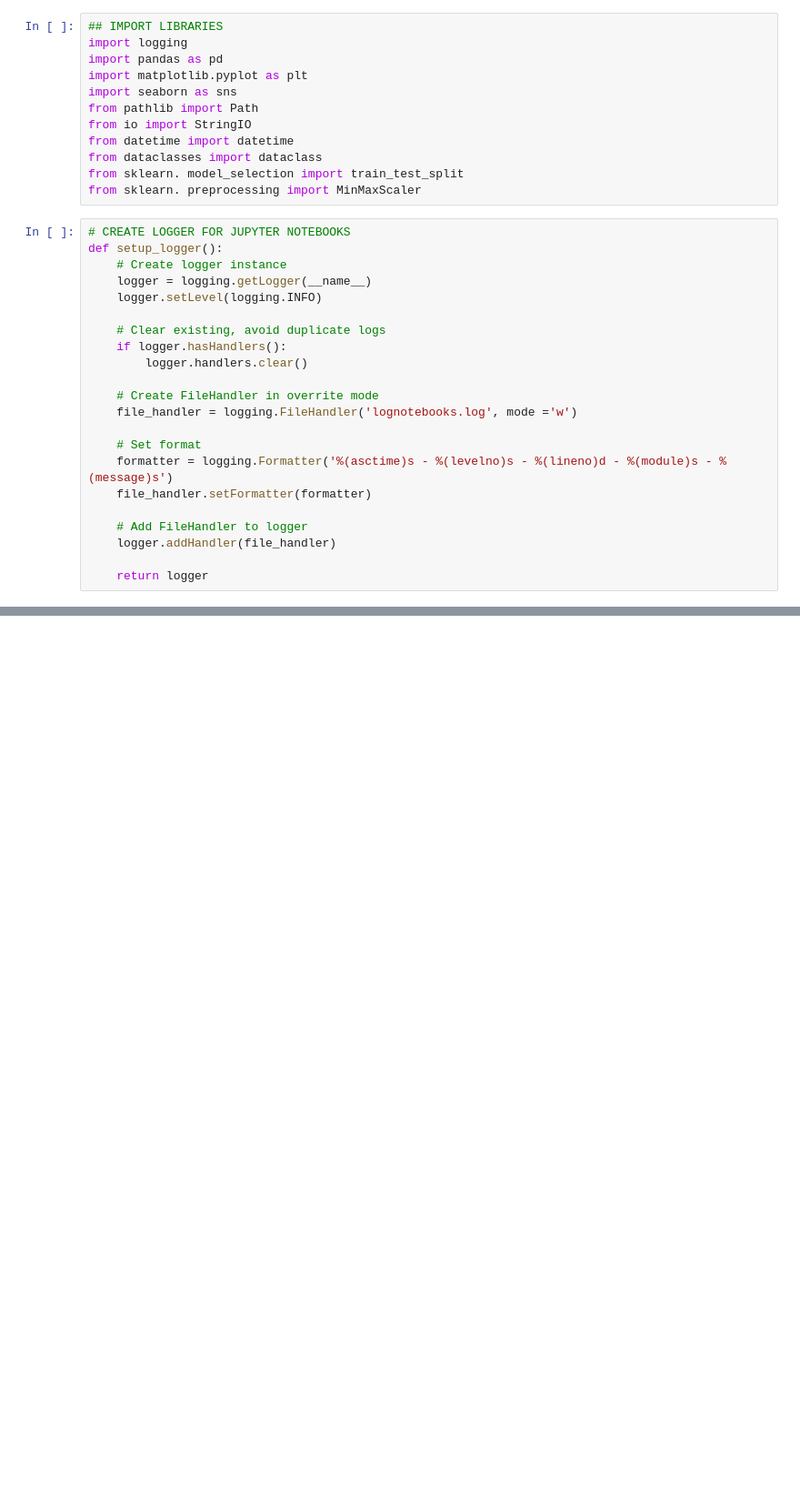
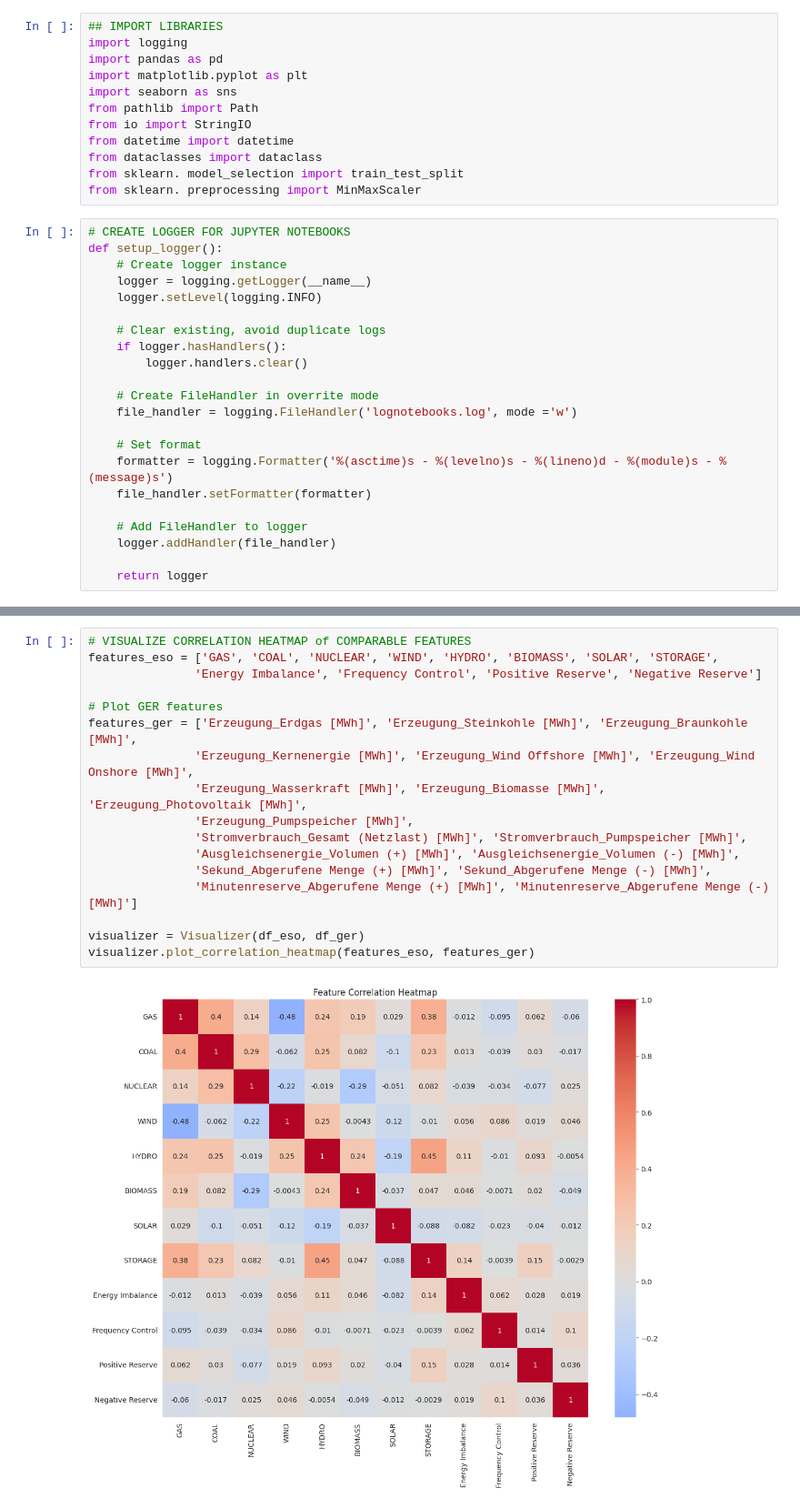
Before and after one commit to mariusrauen/rh-fnnp, a Jupyter notebook: src/notebooks/classVisualizer.ipynb, the cells around one changed output, grey strips where cells are left out. Shown at 91% size. Cells and saved outputs as stored; diff of their text form; blank space fills up the shorter version.

```diff
--- a/src/notebooks/classVisualizer.ipynb
+++ b/src/notebooks/classVisualizer.ipynb
@@ -129,0 +266,19 @@ The table shows the features that are manually assignable at the first check.
+# %%
+# VISUALIZE CORRELATION HEATMAP of COMPARABLE FEATURES
+features_eso = ['GAS', 'COAL', 'NUCLEAR', 'WIND', 'HYDRO', 'BIOMASS', 'SOLAR', 'STORAGE',
+               'Energy Imbalance', 'Frequency Control', 'Positive Reserve', 'Negative Reserve']
+
+# Plot GER features
+features_ger = ['Erzeugung_Erdgas [MWh]', 'Erzeugung_Steinkohle [MWh]', 'Erzeugung_Braunkohle [MWh]',
+               'Erzeugung_Kernenergie [MWh]', 'Erzeugung_Wind Offshore [MWh]', 'Erzeugung_Wind Onshore [MWh]',
+               'Erzeugung_Wasserkraft [MWh]', 'Erzeugung_Biomasse [MWh]', 'Erzeugung_Photovoltaik [MWh]',
+               'Erzeugung_Pumpspeicher [MWh]',
+               'Stromverbrauch_Gesamt (Netzlast) [MWh]', 'Stromverbrauch_Pumpspeicher [MWh]',
+               'Ausgleichsenergie_Volumen (+) [MWh]', 'Ausgleichsenergie_Volumen (-) [MWh]',
+               'Sekund_Abgerufene Menge (+) [MWh]', 'Sekund_Abgerufene Menge (-) [MWh]',
+               'Minutenreserve_Abgerufene Menge (+) [MWh]', 'Minutenreserve_Abgerufene Menge (-) [MWh]']
+
+visualizer = Visualizer(df_eso, df_ger)
+visualizer.plot_correlation_heatmap(features_eso, features_ger)
+# %% [output]
+[figure, added]
```
Also changed, not shown: parts of 19 cells of this notebook, 3 other files.
